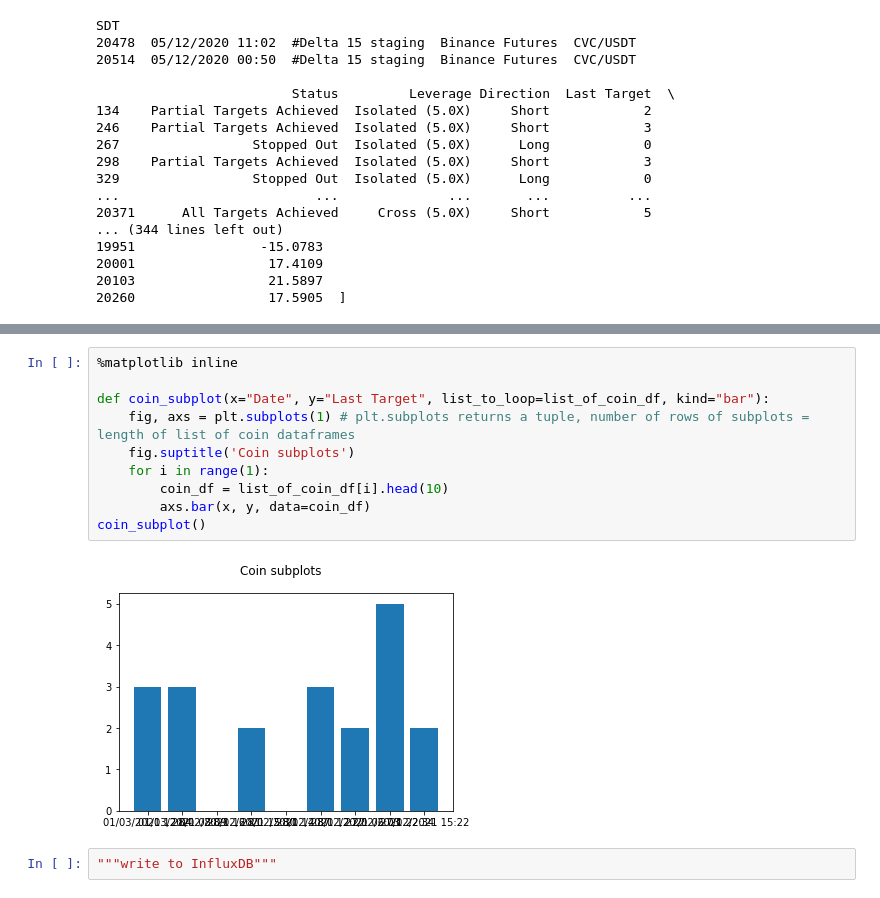
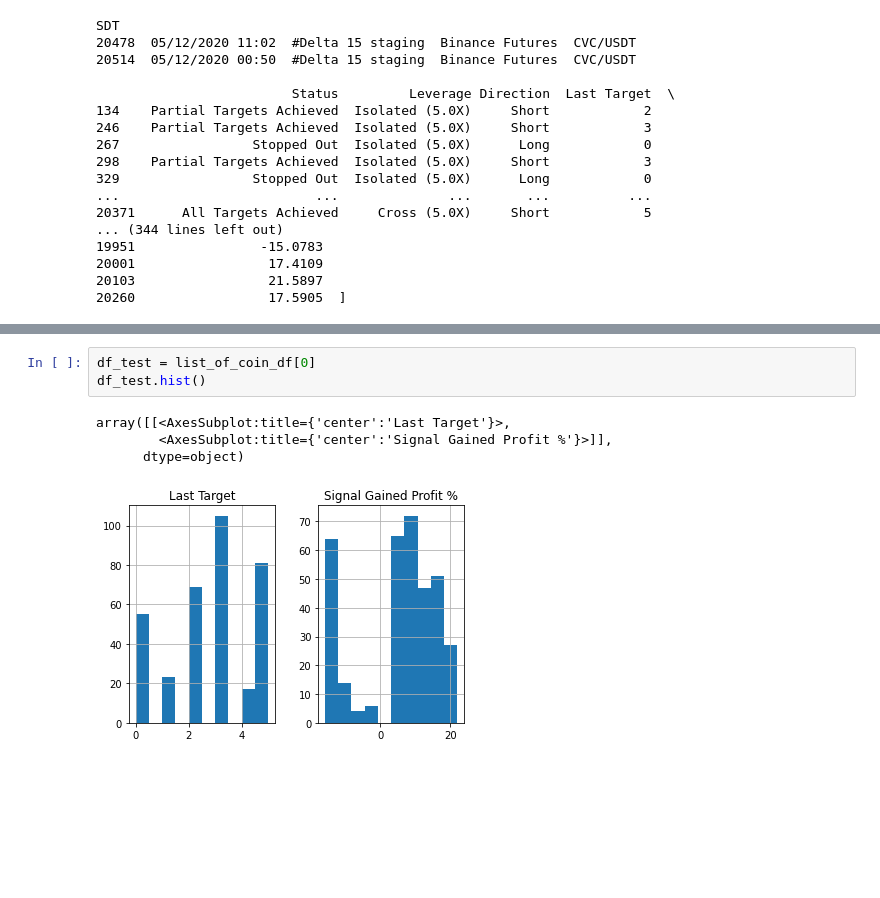
Before and after one commit to Toe971/Crypto-Bot-Data, a Jupyter notebook: delta.ipynb, the cells around one changed output, grey strips where cells are left out. Saved outputs shown, nothing was run; the diff lists cells and outputs as text; blank space fills up the shorter version.

```diff
--- a/delta.ipynb
+++ b/delta.ipynb
@@ -98,14 +108,8 @@ coin_subplot()
-# %%
-%matplotlib inline
-
-def coin_subplot(x="Date", y="Last Target", list_to_loop=list_of_coin_df, kind="bar"):
-    fig, axs = plt.subplots(1) # plt.subplots returns a tuple, number of rows of subplots = length of list of coin dataframes
-    fig.suptitle('Coin subplots')
-    for i in range(1):
-        coin_df = list_of_coin_df[i].head(10)
-        axs.bar(x, y, data=coin_df)
-coin_subplot()
-# %% [output]
-[figure, removed]
-# %%
-"""write to InfluxDB"""
+# %%
+df_test = list_of_coin_df[0]
+df_test.hist()
+# %% [output]
+array([[<AxesSubplot:title={'center':'Last Target'}>,
+        <AxesSubplot:title={'center':'Signal Gained Profit %'}>]],
+      dtype=object)
+[figure, added]
```
Also changed, not shown: parts of 1 cell of this notebook.
